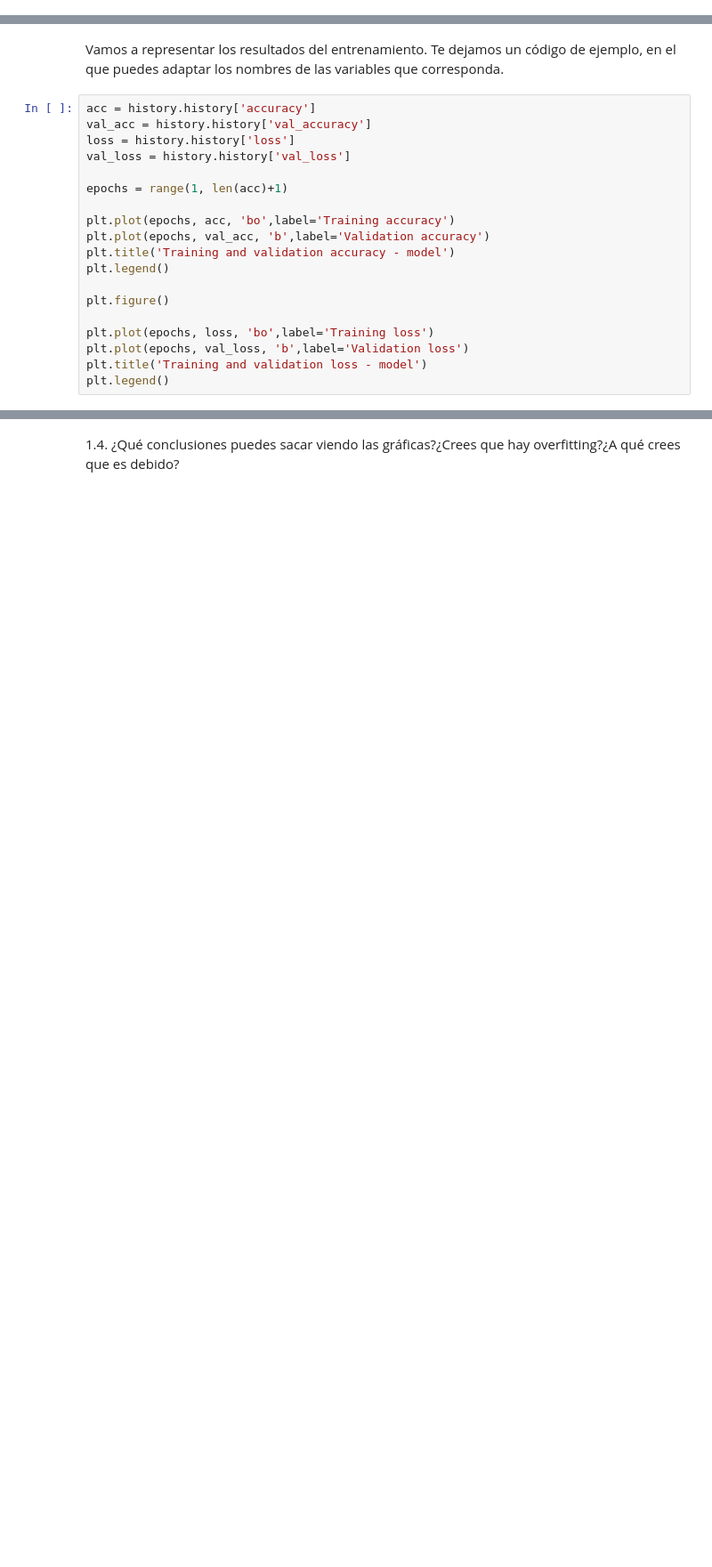
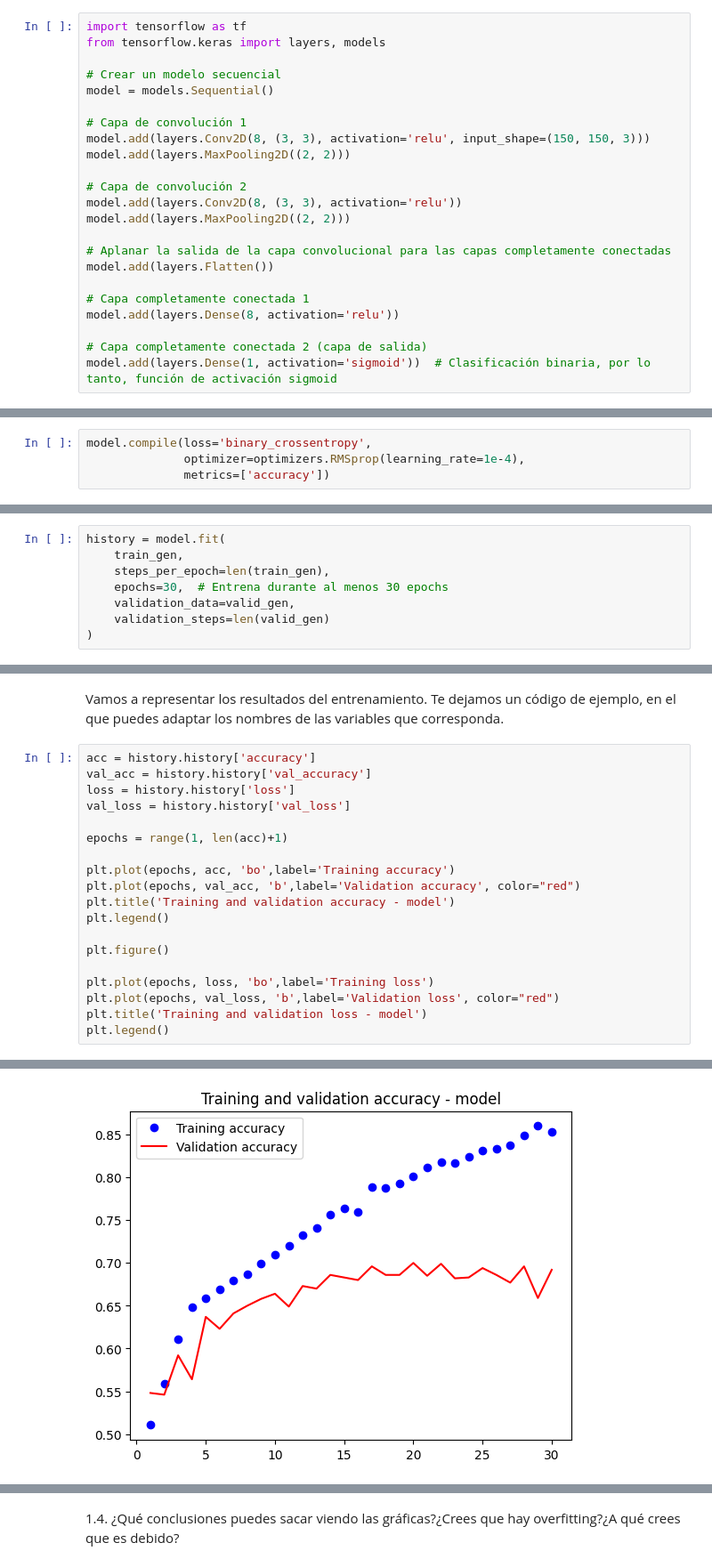
Before and after one commit to Miguelmdv/Python_For_IA, a Jupyter notebook: Bloque 5 - Deep Learning para Visión Artificial/Proyecto DL/Plantilla_Curso_IA_ML_Proyecto_3.ipynb, the cells around one changed output, grey strips where cells are left out. Shown: that part at 89% size. Drawn from its saved outputs; the diff is of its cells as text; blank space fills up the shorter version.

```diff
--- a/Bloque 5 - Deep Learning para Visión Artificial/Proyecto DL/Plantilla_Curso_IA_ML_Proyecto_3.ipynb
+++ b/Bloque 5 - Deep Learning para Visión Artificial/Proyecto DL/Plantilla_Curso_IA_ML_Proyecto_3.ipynb
@@ -53,6 +61,41 @@ valid_gen = ImageDataGenerator(rescale = 1/255).flow_from_directory(
 # %% [markdown]
 1.1. Construye un modelo que contenga capas convolucionales, de pooling y neuronales, incluyendo, al menos, dos capas convolucionales y dos capas neuronales.
+# %%
+import tensorflow as tf
+from tensorflow.keras import layers, models
+
+# Crear un modelo secuencial
+model = models.Sequential()
+
+# Capa de convolución 1
+model.add(layers.Conv2D(8, (3, 3), activation='relu', input_shape=(150, 150, 3)))
+model.add(layers.MaxPooling2D((2, 2)))
+
+# Capa de convolución 2
+model.add(layers.Conv2D(8, (3, 3), activation='relu'))
+model.add(layers.MaxPooling2D((2, 2)))
+
+# Aplanar la salida de la capa convolucional para las capas completamente conectadas
+model.add(layers.Flatten())
+
+# Capa completamente conectada 1
+model.add(layers.Dense(8, activation='relu'))
+
+# Capa completamente conectada 2 (capa de salida)
+model.add(layers.Dense(1, activation='sigmoid'))  # Clasificación binaria, por lo tanto, función de activación sigmoid
 # %% [markdown]
 1.2. Compila el modelo usando función de coste 'binary_crossentropy', optimizador RMSprop (puedes hacerlo usando optimizer = optimizers.RMSprop(learning_rate = 1e-4), y métrica 'accuracy'
+# %%
+model.compile(loss='binary_crossentropy',
+              optimizer=optimizers.RMSprop(learning_rate=1e-4),
+              metrics=['accuracy'])
 # %% [markdown]
 1.3. Entrena el modelo con datos de entrenamiento y test preparados, utilizando, al menos, 30 epochs, y guarda los resultados de éste en una variable "history"
+# %%
+history = model.fit(
+    train_gen,
+    steps_per_epoch=len(train_gen),
+    epochs=30,  # Entrena durante al menos 30 epochs
+    validation_data=valid_gen,
+    validation_steps=len(valid_gen)
+)
@@ -67,13 +128,14 @@ val_loss = history.history['val_loss']
 epochs = range(1, len(acc)+1)
 
 plt.plot(epochs, acc, 'bo',label='Training accuracy')
-plt.plot(epochs, val_acc, 'b',label='Validation accuracy')
+plt.plot(epochs, val_acc, 'b',label='Validation accuracy', color="red")
 plt.title('Training and validation accuracy - model')
 plt.legend()
 
 plt.figure()
 
 plt.plot(epochs, loss, 'bo',label='Training loss')
-plt.plot(epochs, val_loss, 'b',label='Validation loss')
+plt.plot(epochs, val_loss, 'b',label='Validation loss', color="red")
 plt.title('Training and validation loss - model')
 plt.legend()
+# %% [output]
@@ -79,0 +143 @@ plt.legend()
+[figure, added]
```
Also changed, not shown: parts of 14 cells of this notebook, 16 other files.
